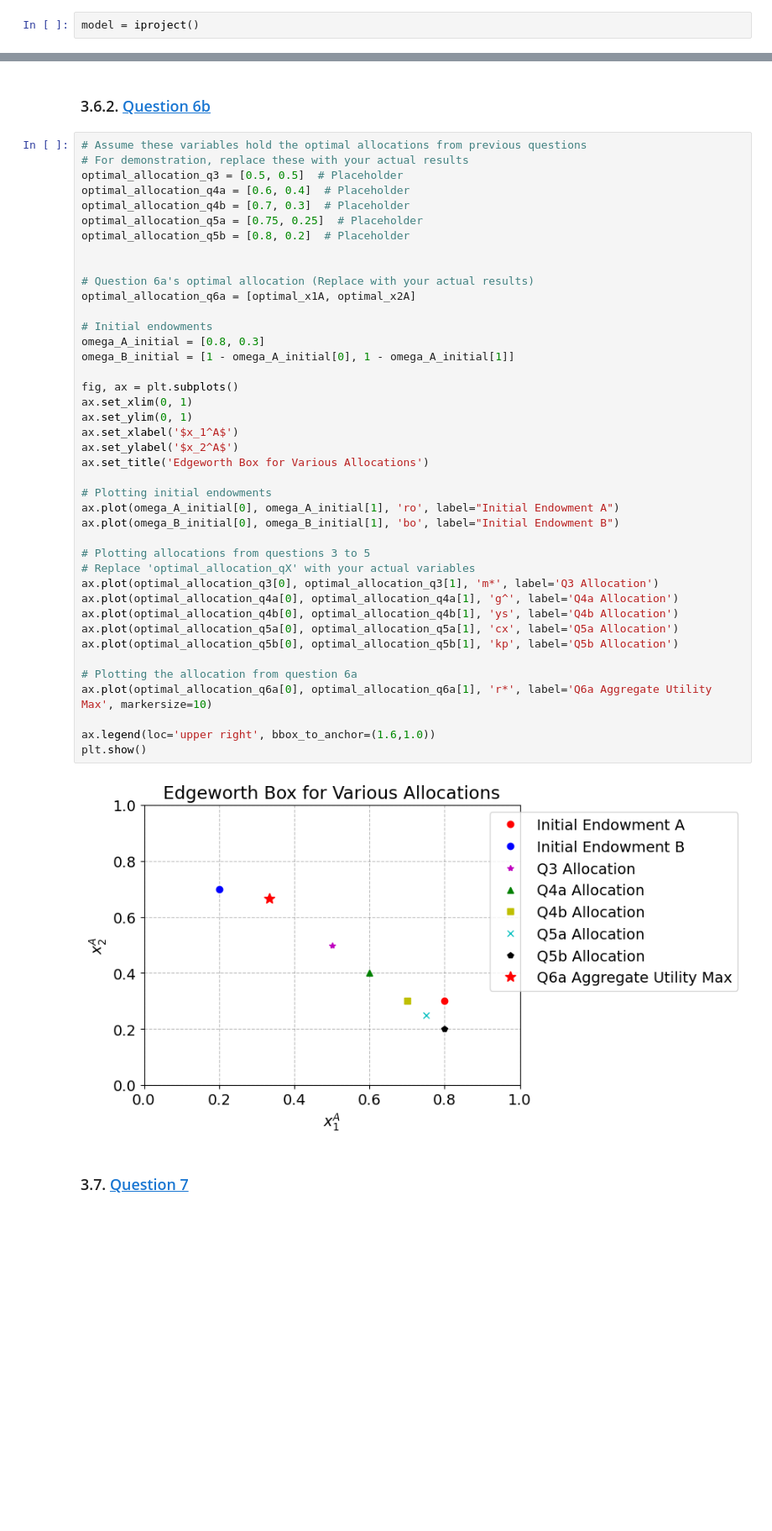
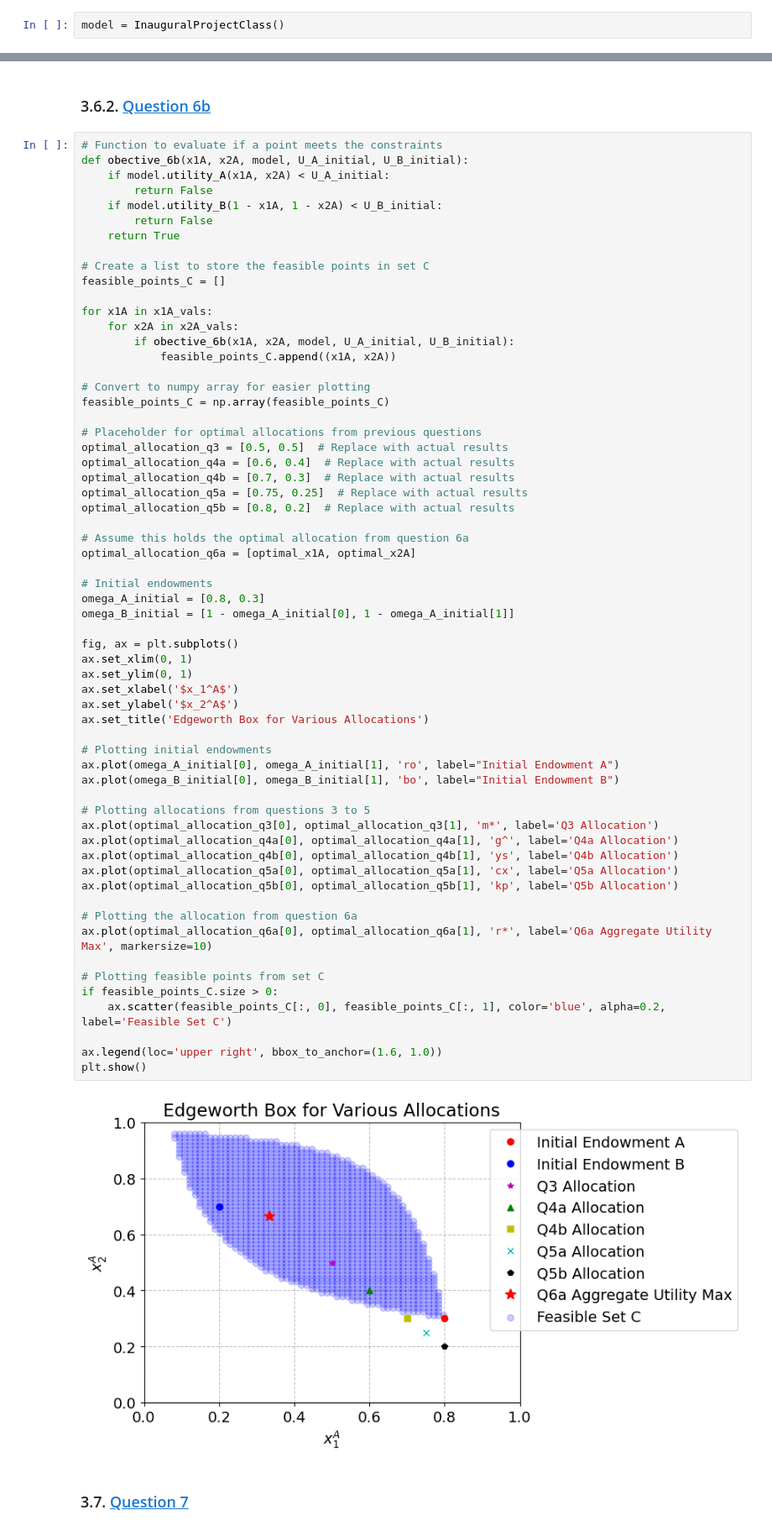
Before and after one commit to NumEconCopenhagen/projects-2024-tbm527, a Jupyter notebook: inauguralproject/inauguralproject.ipynb, the cells around one changed output, grey strips where cells are left out. Shown at 84% size. Drawn from its saved outputs; the diff is of its cells as text; blank space fills up the shorter version.

```diff
--- a/inauguralproject/inauguralproject.ipynb
+++ b/inauguralproject/inauguralproject.ipynb
@@ -54,7 +54,7 @@ The autoreload extension is already loaded. To reload it, use:
 # %% [markdown]
 ## 2. <a id='toc2_'></a>[Model class](#toc0_)
 # %%
-model = iproject()
+model = InauguralProjectClass()
 # %% [markdown]
 ### 3. <a id='toc2_1_'></a>[Answers to questions](#toc0_)
 # %% [markdown]
@@ -317,48 +318,68 @@ The aggregate utility is  1.0583
 # %% [markdown]
 ### 3.6.2. <a id='toc3_5_2_'></a>[Question 6b](#toc0_)
 # %%
-# Assume these variables hold the optimal allocations from previous questions
-# For demonstration, replace these with your actual results
-optimal_allocation_q3 = [0.5, 0.5]  # Placeholder
-optimal_allocation_q4a = [0.6, 0.4]  # Placeholder
-optimal_allocation_q4b = [0.7, 0.3]  # Placeholder
-optimal_allocation_q5a = [0.75, 0.25]  # Placeholder
-optimal_allocation_q5b = [0.8, 0.2]  # Placeholder
+# Function to evaluate if a point meets the constraints
+def obective_6b(x1A, x2A, model, U_A_initial, U_B_initial):
+    if model.utility_A(x1A, x2A) < U_A_initial:
+        return False
+    if model.utility_B(1 - x1A, 1 - x2A) < U_B_initial:
+        return False
+    return True
 
+# Create a list to store the feasible points in set C
+feasible_points_C = []
 
-# Question 6a's optimal allocation (Replace with your actual results)
+for x1A in x1A_vals:
+    for x2A in x2A_vals:
+        if obective_6b(x1A, x2A, model, U_A_initial, U_B_initial):
+            feasible_points_C.append((x1A, x2A))
+
+# Convert to numpy array for easier plotting
+feasible_points_C = np.array(feasible_points_C)
+
+# Placeholder for optimal allocations from previous questions
+optimal_allocation_q3 = [0.5, 0.5]  # Replace with actual results
+optimal_allocation_q4a = [0.6, 0.4]  # Replace with actual results
+optimal_allocation_q4b = [0.7, 0.3]  # Replace with actual results
+optimal_allocation_q5a = [0.75, 0.25]  # Replace with actual results
+optimal_allocation_q5b = [0.8, 0.2]  # Replace with actual results
+
+# Assume this holds the optimal allocation from question 6a
 optimal_allocation_q6a = [optimal_x1A, optimal_x2A]
 
 # Initial endowments
 omega_A_initial = [0.8, 0.3]
 omega_B_initial = [1 - omega_A_initial[0], 1 - omega_A_initial[1]]
 
 fig, ax = plt.subplots()
 ax.set_xlim(0, 1)
 ax.set_ylim(0, 1)
 ax.set_xlabel('$x_1^A$')
 ax.set_ylabel('$x_2^A$')
 ax.set_title('Edgeworth Box for Various Allocations')
 
 # Plotting initial endowments
 ax.plot(omega_A_initial[0], omega_A_initial[1], 'ro', label="Initial Endowment A")
 ax.plot(omega_B_initial[0], omega_B_initial[1], 'bo', label="Initial Endowment B")
 
 # Plotting allocations from questions 3 to 5
-# Replace 'optimal_allocation_qX' with your actual variables
 ax.plot(optimal_allocation_q3[0], optimal_allocation_q3[1], 'm*', label='Q3 Allocation')
 ax.plot(optimal_allocation_q4a[0], optimal_allocation_q4a[1], 'g^', label='Q4a Allocation')
 ax.plot(optimal_allocation_q4b[0], optimal_allocation_q4b[1], 'ys', label='Q4b Allocation')
 ax.plot(optimal_allocation_q5a[0], optimal_allocation_q5a[1], 'cx', label='Q5a Allocation')
 ax.plot(optimal_allocation_q5b[0], optimal_allocation_q5b[1], 'kp', label='Q5b Allocation')
 
 # Plotting the allocation from question 6a
 ax.plot(optimal_allocation_q6a[0], optimal_allocation_q6a[1], 'r*', label='Q6a Aggregate Utility Max', markersize=10)
 
-ax.legend(loc='upper right', bbox_to_anchor=(1.6,1.0))
+# Plotting feasible points from set C
+if feasible_points_C.size > 0:
+    ax.scatter(feasible_points_C[:, 0], feasible_points_C[:, 1], color='blue', alpha=0.2, label='Feasible Set C')
+
+ax.legend(loc='upper right', bbox_to_anchor=(1.6, 1.0))
 plt.show()
 # %% [output]
-[figure, old version]
+[figure, new version]
 # %% [markdown]
 ### 3.7. <a id='toc3_5_2_'></a>[Question 7](#toc0_)
 # %%
```
Also changed, not shown: parts of 9 cells of this notebook, 1 other file.
